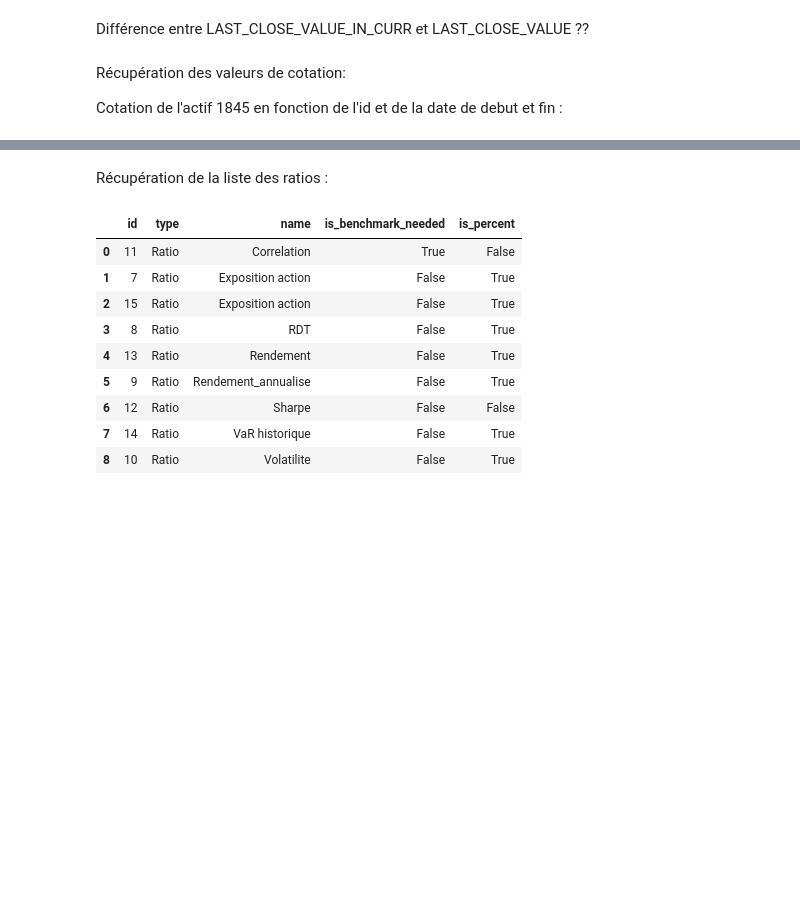
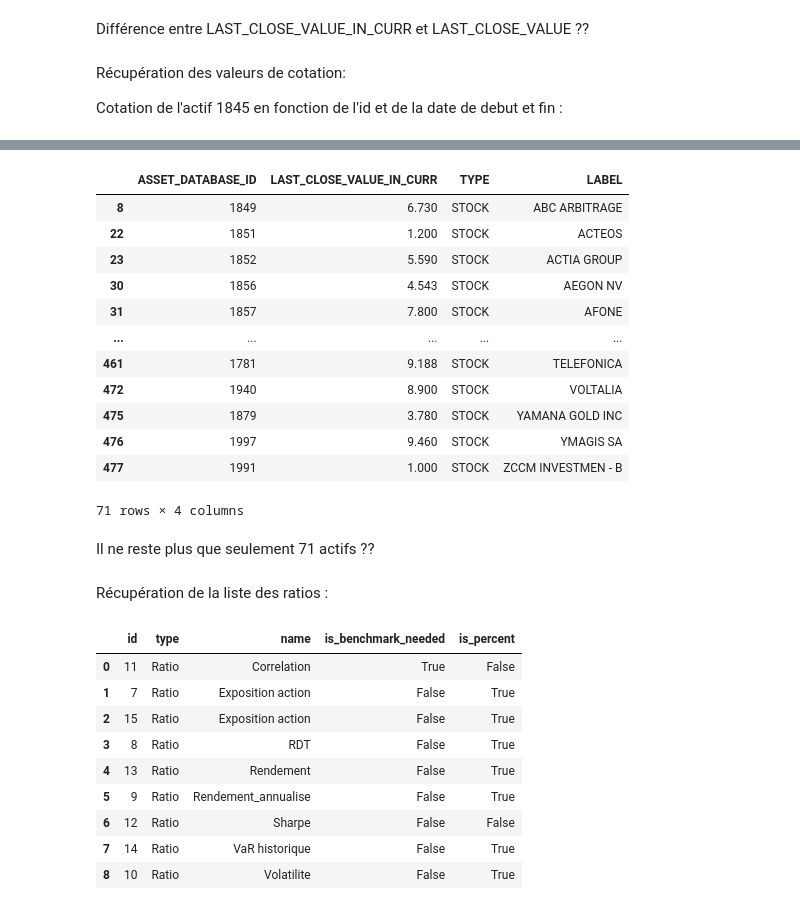
Before and after one commit to ArthurBiragnet/Dolphin, a Jupyter notebook: getAccessAPI.ipynb, the cells around one changed output, grey strips where cells are left out. Cells and saved outputs as stored; diff of their text form; code cells hidden in the pictures; blank space fills up the shorter version.

```diff
--- a/getAccessAPI.ipynb
+++ b/getAccessAPI.ipynb
@@ -207,3 +215,35 @@ df_cotation
+# %%
+def keep_only_asset_with_suitable_nav(df_asset, date, nav_min, nav_sup, df_currency_rate):
+    assets_to_keep = []
+    for index, row in df_asset.iterrows():
+        asset_id = row['ASSET_DATABASE_ID']
+        df_cot = get_cotation_values(asset_id, date, date, df_currency_rate)
+        if df_cot.empty:
+            continue
+        nav = df_cot.loc[df_cot['asset'] == asset_id]['nav'][0]
+        if 1 <= nav and nav <= 10:
+            assets_to_keep.append(asset_id)
+    df_asset = df_asset.loc[df_asset['ASSET_DATABASE_ID'].isin(assets_to_keep)]
+    return df_asset
+
+df_ETF = keep_only_asset_with_suitable_nav(df_ETF, '2016-06-01', 1, 10, df_currency_rate)
+df_ETF
+# %% [output]
+|  | ASSET_DATABASE_ID | LAST_CLOSE_VALUE_IN_CURR | TYPE | LABEL |
+| 8 | 1849 | 6.730 | STOCK | ABC ARBITRAGE |
+| 22 | 1851 | 1.200 | STOCK | ACTEOS |
+| 23 | 1852 | 5.590 | STOCK | ACTIA GROUP |
+| 30 | 1856 | 4.543 | STOCK | AEGON NV |
+| 31 | 1857 | 7.800 | STOCK | AFONE |
+| ... | ... | ... | ... | ... |
+| 461 | 1781 | 9.188 | STOCK | TELEFONICA |
+| 472 | 1940 | 8.900 | STOCK | VOLTALIA |
+| 475 | 1879 | 3.780 | STOCK | YAMANA GOLD INC |
+| 476 | 1997 | 9.460 | STOCK | YMAGIS SA |
+| 477 | 1991 | 1.000 | STOCK | ZCCM INVESTMEN - B |
+71 rows × 4 columns
+# %% [markdown]
+Il ne reste plus que seulement 71 actifs ??
 # %% [markdown]
 Récupération de la liste des ratios :
 # %%
```
Also changed, not shown: parts of 19 cells of this notebook.
